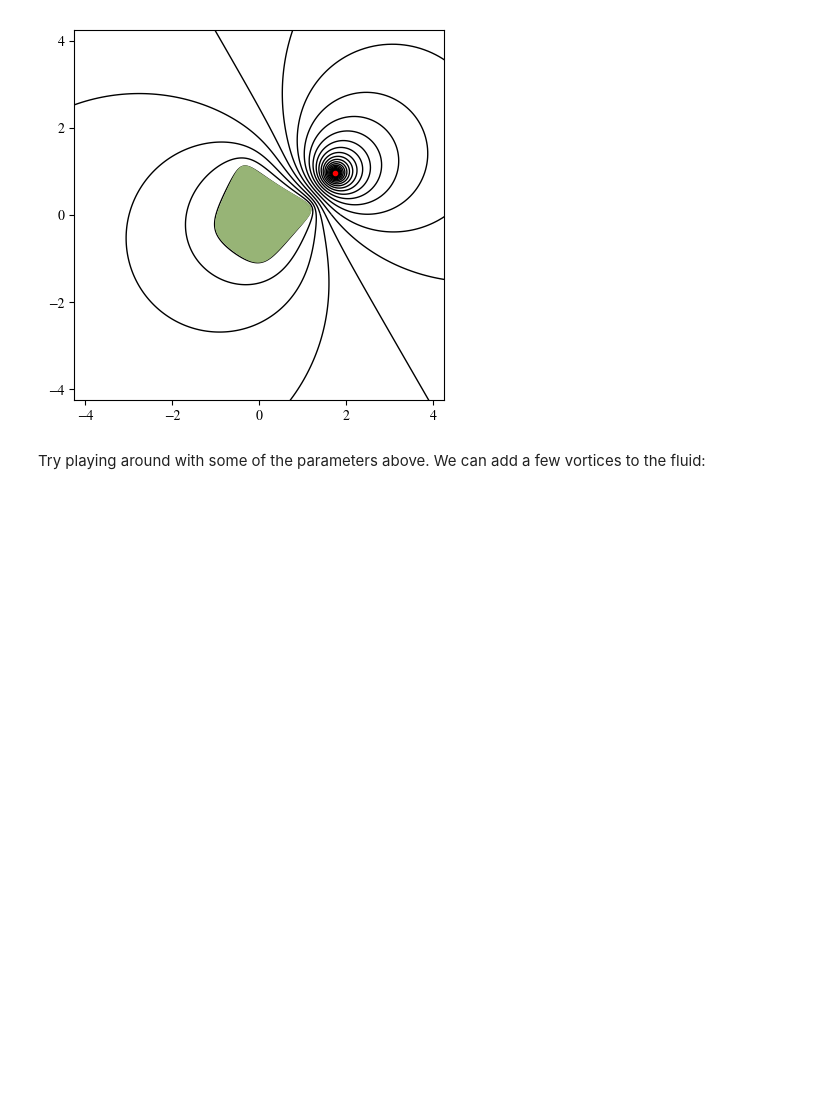
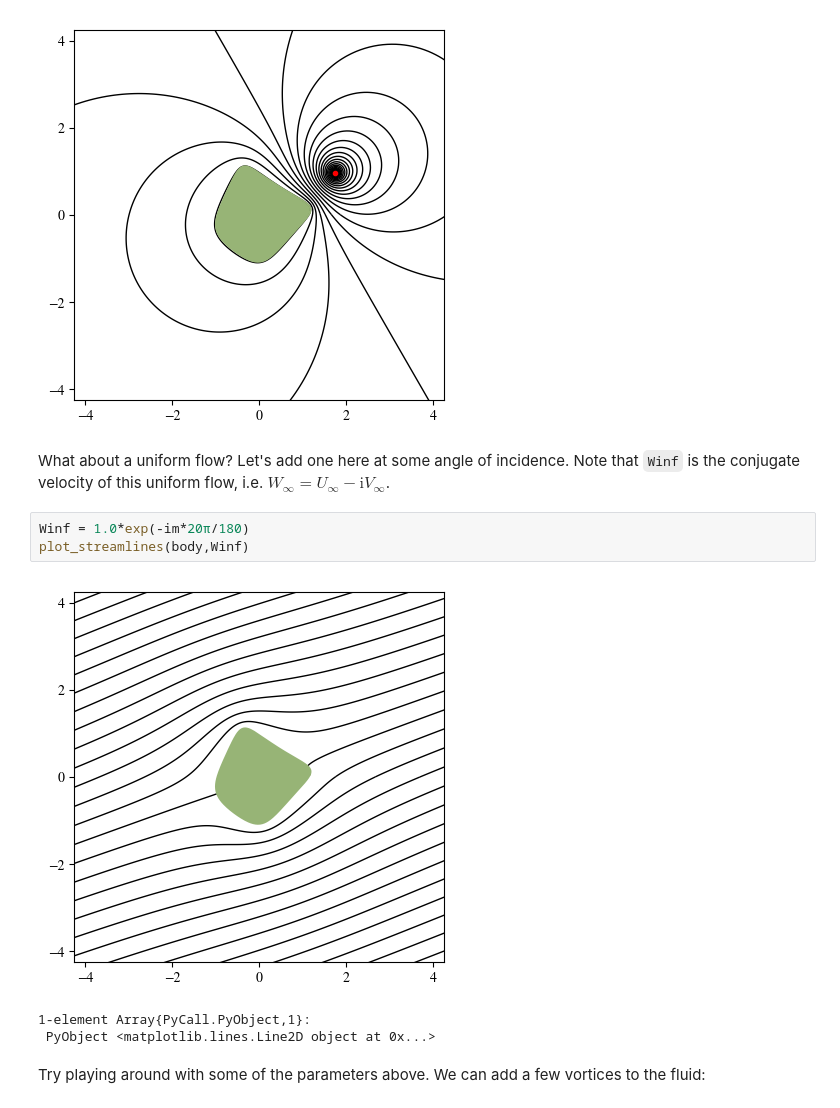
Before and after one commit to jdeldre/BookExamples, a Jupyter notebook: examples/Conformal mapping.ipynb, the cells around one changed output. Drawn from its saved outputs; the diff is of its cells as text; blank space fills up the shorter version.

Commit message:
Added uniform flow to streamfunction calculation about bodies. Created general PlotStyle structure for uniform plots in book examples

```diff
--- a/examples/Conformal mapping.ipynb
+++ b/examples/Conformal mapping.ipynb
@@ -59,6 +61,15 @@ vort = Vortex.Point(ζᵥ, Γᵥ);
 plot_streamlines(body,vort,0.0);
 # %% [output]
 [figure]
+# %% [markdown]
+What about a uniform flow? Let's add one here at some angle of incidence. Note that `Winf` is the conjugate velocity of this uniform flow, i.e. $W_\infty = U_\infty - \mathrm{i} V_\infty$.
+# %%
+Winf = 1.0*exp(-im*20π/180)
+plot_streamlines(body,Winf)
+# %% [output]
+[figure, added]
+1-element Array{PyCall.PyObject,1}:
+ PyObject <matplotlib.lines.Line2D object at 0x...>
 # %% [markdown]
 Try playing around with some of the parameters above. We can add a few vortices to the fluid:
 # %%
```
Also changed, not shown: parts of 3 cells of this notebook, 1 other file.
